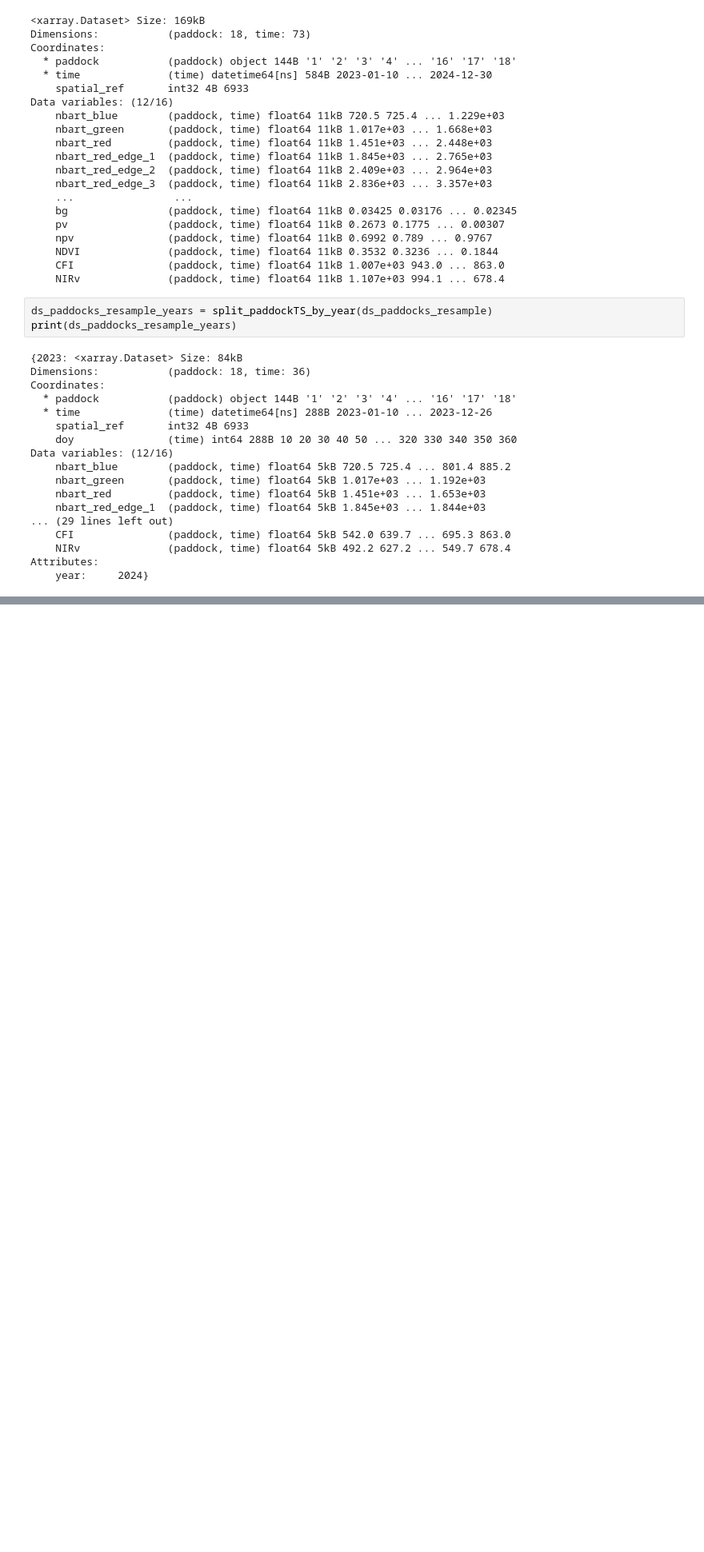
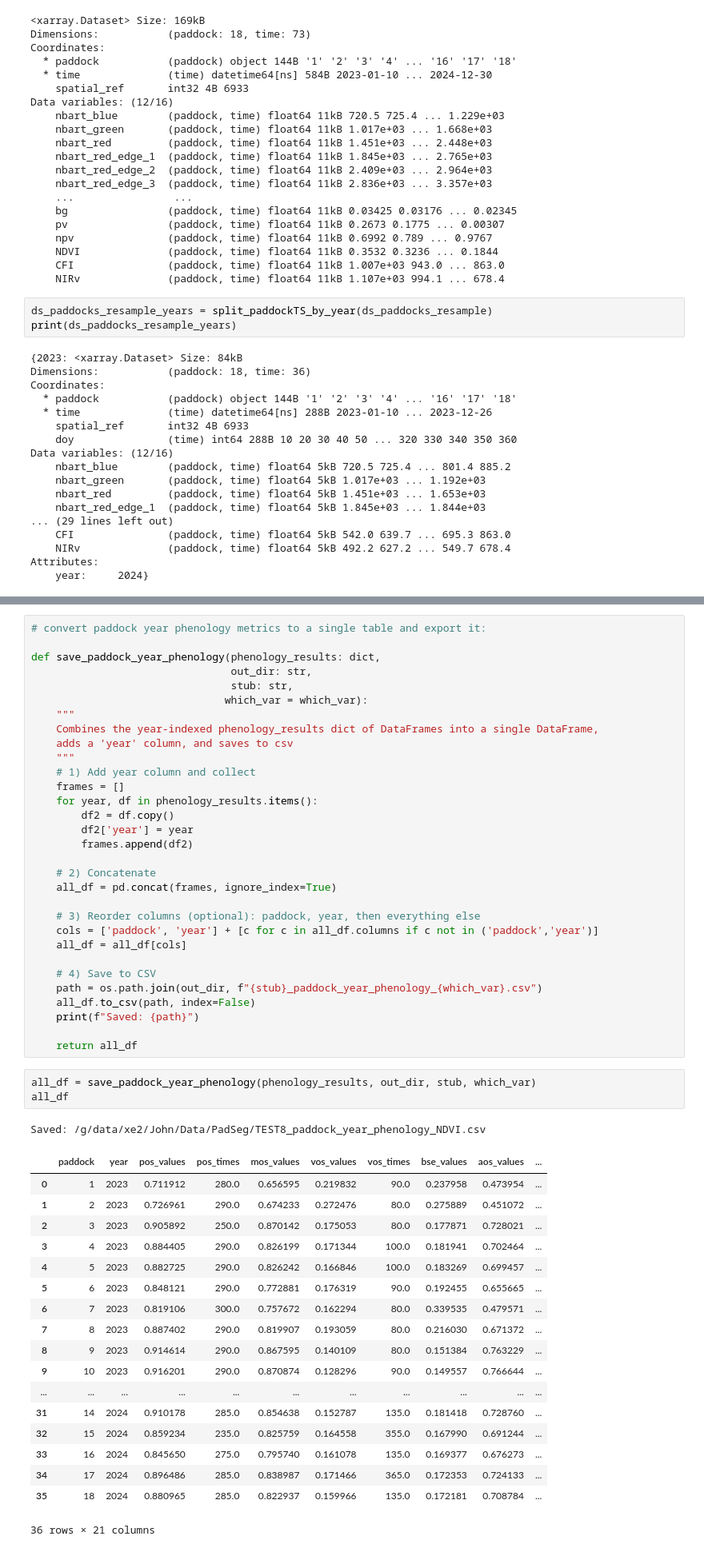
Before and after one commit to johnburley3000/PaddockTS, a Jupyter notebook: Notebooks/final_steps_paddockTS.ipynb, the cells around one changed output, grey strips where cells are left out. Shown at 80% size. Saved outputs shown, nothing was run; the diff lists cells and outputs as text; blank space fills up the shorter version.

```diff
--- a/Notebooks/final_steps_paddockTS.ipynb
+++ b/Notebooks/final_steps_paddockTS.ipynb
@@ -794,0 +877,54 @@ plot_heatmap(ds_paddocks_resample_years[2023], 'CFI')
+# %%
+# convert paddock year phenology metrics to a single table and export it:
+
+def save_paddock_year_phenology(phenology_results: dict,
+                                out_dir: str,
+                                stub: str,
+                               which_var = which_var):
+    """
+    Combines the year‐indexed phenology_results dict of DataFrames into a single DataFrame,
+    adds a 'year' column, and saves to csv
+    """
+    # 1) Add year column and collect
+    frames = []
+    for year, df in phenology_results.items():
+        df2 = df.copy()
+        df2['year'] = year
+        frames.append(df2)
+
+    # 2) Concatenate
+    all_df = pd.concat(frames, ignore_index=True)
+
+    # 3) Reorder columns (optional): paddock, year, then everything else
+    cols = ['paddock', 'year'] + [c for c in all_df.columns if c not in ('paddock','year')]
+    all_df = all_df[cols]
+
+    # 4) Save to CSV
+    path = os.path.join(out_dir, f"{stub}_paddock_year_phenology_{which_var}.csv")
+    all_df.to_csv(path, index=False)
+    print(f"Saved: {path}")
+
+    return all_df
+# %%
+all_df = save_paddock_year_phenology(phenology_results, out_dir, stub, which_var)
+all_df
+# %% [output]
+Saved: /g/data/xe2/John/Data/PadSeg/TEST8_paddock_year_phenology_NDVI.csv
+|  | paddock | year | pos_values | pos_times | mos_values | vos_values | vos_times | bse_values | aos_values | ... |
+| 0 | 1 | 2023 | 0.711912 | 280.0 | 0.656595 | 0.219832 | 90.0 | 0.237958 | 0.473954 | ... |
+| 1 | 2 | 2023 | 0.726961 | 290.0 | 0.674233 | 0.272476 | 80.0 | 0.275889 | 0.451072 | ... |
+| 2 | 3 | 2023 | 0.905892 | 250.0 | 0.870142 | 0.175053 | 80.0 | 0.177871 | 0.728021 | ... |
+| 3 | 4 | 2023 | 0.884405 | 290.0 | 0.826199 | 0.171344 | 100.0 | 0.181941 | 0.702464 | ... |
+| 4 | 5 | 2023 | 0.882725 | 290.0 | 0.826242 | 0.166846 | 100.0 | 0.183269 | 0.699457 | ... |
+| 5 | 6 | 2023 | 0.848121 | 290.0 | 0.772881 | 0.176319 | 90.0 | 0.192455 | 0.655665 | ... |
+| 6 | 7 | 2023 | 0.819106 | 300.0 | 0.757672 | 0.162294 | 80.0 | 0.339535 | 0.479571 | ... |
+| 7 | 8 | 2023 | 0.887402 | 290.0 | 0.819907 | 0.193059 | 80.0 | 0.216030 | 0.671372 | ... |
+| 8 | 9 | 2023 | 0.914614 | 290.0 | 0.867595 | 0.140109 | 80.0 | 0.151384 | 0.763229 | ... |
+| 9 | 10 | 2023 | 0.916201 | 290.0 | 0.870874 | 0.128296 | 90.0 | 0.149557 | 0.766644 | ... |
+| ... | ... | ... | ... | ... | ... | ... | ... | ... | ... | ... |
+| 31 | 14 | 2024 | 0.910178 | 285.0 | 0.854638 | 0.152787 | 135.0 | 0.181418 | 0.728760 | ... |
+| 32 | 15 | 2024 | 0.859234 | 235.0 | 0.825759 | 0.164558 | 355.0 | 0.167990 | 0.691244 | ... |
+| 33 | 16 | 2024 | 0.845650 | 275.0 | 0.795740 | 0.161078 | 135.0 | 0.169377 | 0.676273 | ... |
+| 34 | 17 | 2024 | 0.896486 | 285.0 | 0.838987 | 0.171466 | 365.0 | 0.172353 | 0.724133 | ... |
+| 35 | 18 | 2024 | 0.880965 | 285.0 | 0.822937 | 0.159966 | 135.0 | 0.172181 | 0.708784 | ... |
+36 rows × 21 columns
```
Also changed, not shown: parts of 53 cells of this notebook.
